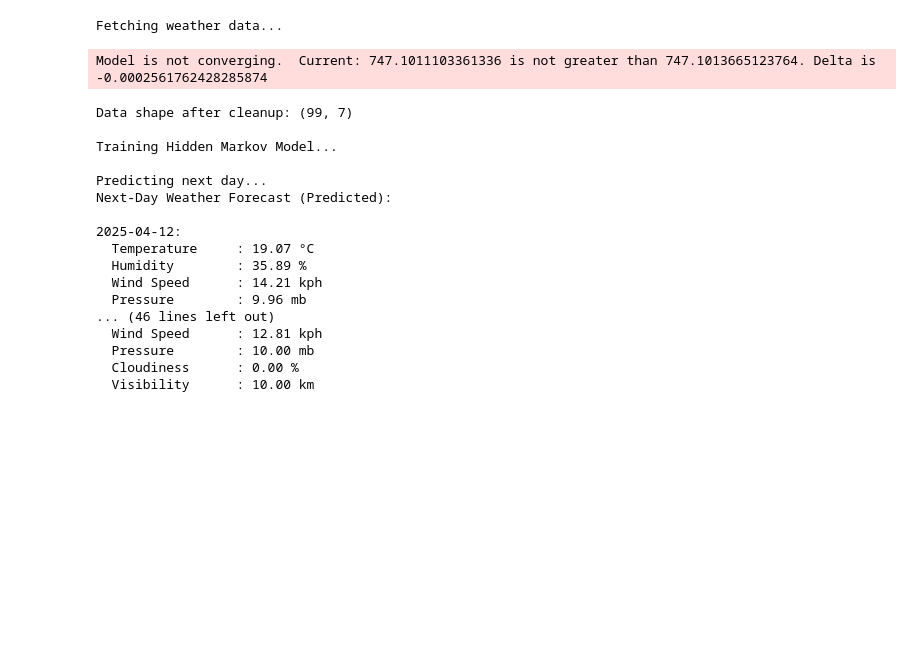
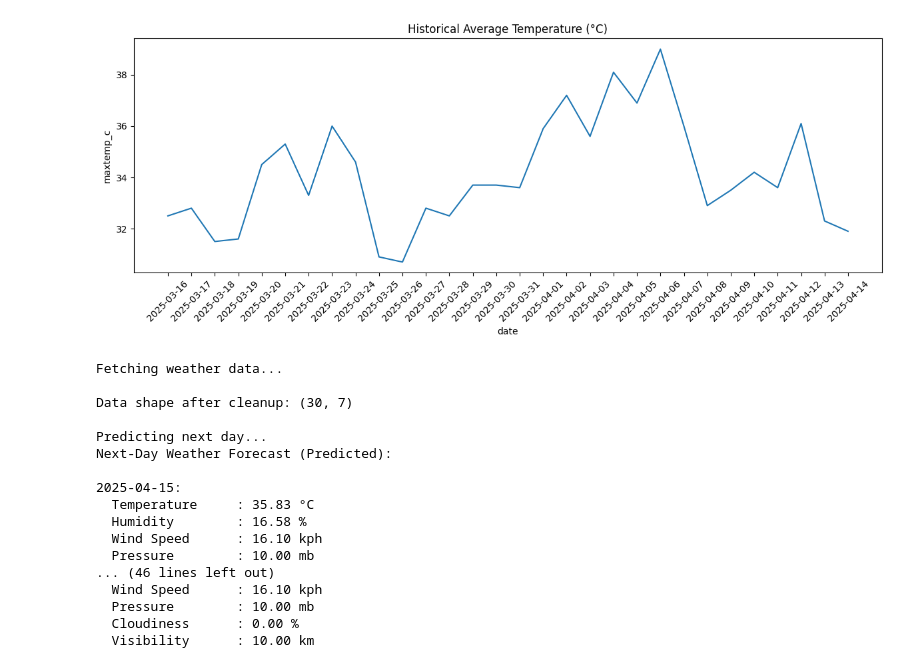
Before and after one commit to MahnoorIqbal-6565/Weather, a Jupyter notebook: nextdaytemp.ipynb, the cells around one changed output. Drawn from its saved outputs; the diff is of its cells as text; code cells hidden in the pictures; blank space fills up the shorter version.

```diff
--- a/nextdaytemp.ipynb
+++ b/nextdaytemp.ipynb
@@ -1,3 +94,15 @@
+# %%
+import seaborn as sns
+
+# Check actual avg temps over time
+plt.figure(figsize=(12, 5))
+sns.lineplot(data=weather_df, x="date", y="maxtemp_c")
+plt.title("Historical Average Temperature (°C)")
+plt.xticks(rotation=45)
+plt.tight_layout()
+plt.show()
+# %% [output]
+[figure, added]
 # %%
 import requests
 import pandas as pd
@@ -6,18 +111,15 @@ from hmmlearn.hmm import GaussianHMM
 import matplotlib.pyplot as plt
 from datetime import datetime, timedelta
 
-# Configuration
+
 API_KEY = "ca72e792bc6e44b4be1230936250904"
 CITY = "Lahore"
 BASE_URL = f"http://api.weatherapi.com/v1/history.json?key={API_KEY}&q={CITY}&dt="
 
-# Generate 100 days of past dates
-dates = pd.date_range(end=pd.to_datetime('today'), periods=100).strftime('%Y-%m-%d')
+dates = pd.date_range(end=pd.to_datetime('today'), periods=30).strftime('%Y-%m-%d')
 
-# Initialize list to store weather data
 weather_data = []
 
-# Fetch historical weather data
 print("Fetching weather data...")
 for date in dates:
     url = BASE_URL + date
@@ -28,7 +130,7 @@ for date in dates:
             day_data = data['forecast']['forecastday'][0]['day']
             weather_data.append({
                 "date": date,
-                "temp_c": day_data.get("avgtemp_c"),
+                "maxtemp_c": day_data.get("maxtemp_c"),
                 "humidity": day_data.get("avghumidity"),
                 "wind_kph": day_data.get("maxwind_kph"),
                 "pressure_mb": day_data.get("avgvis_km"),
@@ -36,24 +138,19 @@ for date in dates:
                 "visibility_km": day_data.get("avgvis_km")
             })
 
-# Convert to DataFrame
 weather_df = pd.DataFrame(weather_data)
 
-# Drop rows with missing data
 weather_df.dropna(inplace=True)
 
-# Show data shape
 print(f"\nData shape after cleanup: {weather_df.shape}")
 
-# Feature matrix
-X = weather_df[["temp_c", "humidity", "wind_kph", "pressure_mb", "cloud", "visibility_km"]].values
+X = weather_df[["maxtemp_c", "humidity", "wind_kph", "pressure_mb", "cloud", "visibility_km"]].values
 
-# Train Gaussian HMM
-print("\nTraining Hidden Markov Model...")
-model = GaussianHMM(n_components=4, covariance_type="full", n_iter=1000, random_state=42)
+from sklearn.preprocessing import StandardScaler
+
+model = GaussianHMM(n_components=5, covariance_type="diag", n_iter=1000, random_state=42)
 model.fit(X)
 
-# Predict next days using the last known state
 print("\nPredicting next day...")
 last_state = model.predict([X[-1]])[0]
 predicted_vals = []
@@ -64,22 +161,19 @@ for _ in range(7):
     predicted_vals.append(next_mean)
     last_state = next_state
 
-# Convert predictions to DataFrame
 future_dates = pd.date_range(start=datetime.today() + timedelta(days=1), periods=7).strftime('%Y-%m-%d')
-predicted_df = pd.DataFrame(predicted_vals, columns=["temp_c", "humidity", "wind_kph", "pressure_mb", "cloud", "visibility_km"])
+predicted_df = pd.DataFrame(predicted_vals, columns=["maxtemp_c", "humidity", "wind_kph", "pressure_mb", "cloud", "visibility_km"])
 predicted_df["date"] = future_dates
 
-# Merge actual and predicted for visualization
 weather_df["type"] = "Actual"
 predicted_df["type"] = "Predicted"
-full_df = pd.concat([weather_df[["date", "temp_c", "humidity", "wind_kph", "pressure_mb", "cloud", "visibility_km", "type"]],
+full_df = pd.concat([weather_df[["date", "maxtemp_c", "humidity", "wind_kph", "pressure_mb", "cloud", "visibility_km", "type"]],
                      predicted_df], ignore_index=True)
 
-# Print forecast
 print("Next-Day Weather Forecast (Predicted):\n")
 for idx, row in predicted_df.iterrows():
         print(f"{row['date']}:")
-        print(f"  Temperature     : {row['temp_c']:.2f} °C")
+        print(f"  Temperature     : {row['maxtemp_c']:.2f} °C")
         print(f"  Humidity        : {row['humidity']:.2f} %")
         print(f"  Wind Speed      : {row['wind_kph']:.2f} kph")
         print(f"  Pressure        : {row['pressure_mb']:.2f} mb")
@@ -87,21 +181,19 @@ for idx, row in predicted_df.iterrows():
         print(f"  Visibility      : {row['visibility_km']:.2f} km\n")
 # %% [output]
 Fetching weather data...
+
+Data shape after cleanup: (30, 7)
+
+Predicting next day...
+Next-Day Weather Forecast (Predicted):
+
+2025-04-15:
+  Temperature     : 35.83 °C
+  Humidity        : 16.58 %
+  Wind Speed      : 16.10 kph
+  Pressure        : 10.00 mb
+... (46 lines left out)
+  Wind Speed      : 16.10 kph
+  Pressure        : 10.00 mb
+  Cloudiness      : 0.00 %
+  Visibility      : 10.00 km
-Model is not converging.  Current: 747.1011103361336 is not greater than 747.1013665123764. Delta is -0.0002561762428285874
-Data shape after cleanup: (99, 7)
-
-Training Hidden Markov Model...
-
-Predicting next day...
-Next-Day Weather Forecast (Predicted):
-
-2025-04-12:
-  Temperature     : 19.07 °C
-  Humidity        : 35.89 %
-  Wind Speed      : 14.21 kph
-  Pressure        : 9.96 mb
-... (46 lines left out)
-  Wind Speed      : 12.81 kph
-  Pressure        : 10.00 mb
-  Cloudiness      : 0.00 %
-  Visibility      : 10.00 km
```
Also changed, not shown: parts of 1 cell of this notebook, 1 other file.
